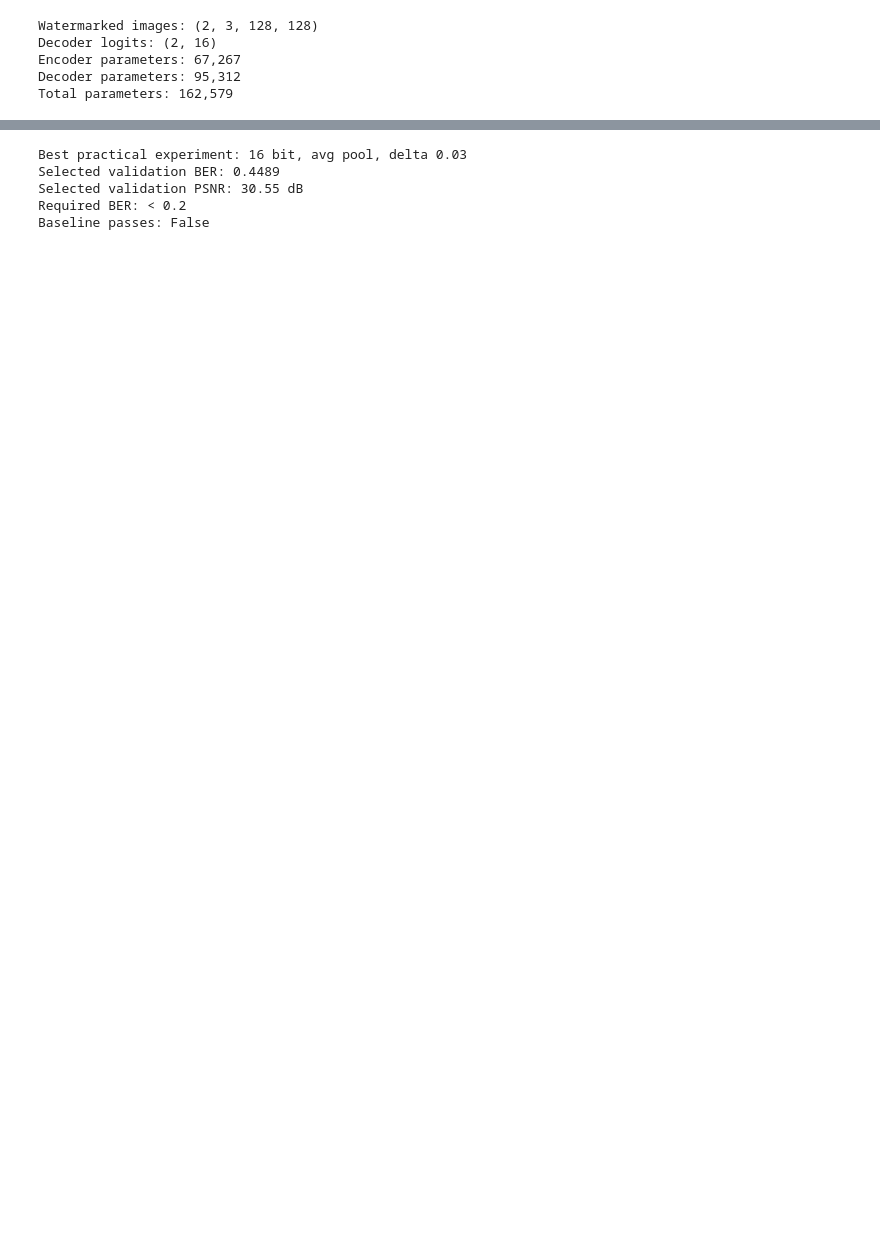
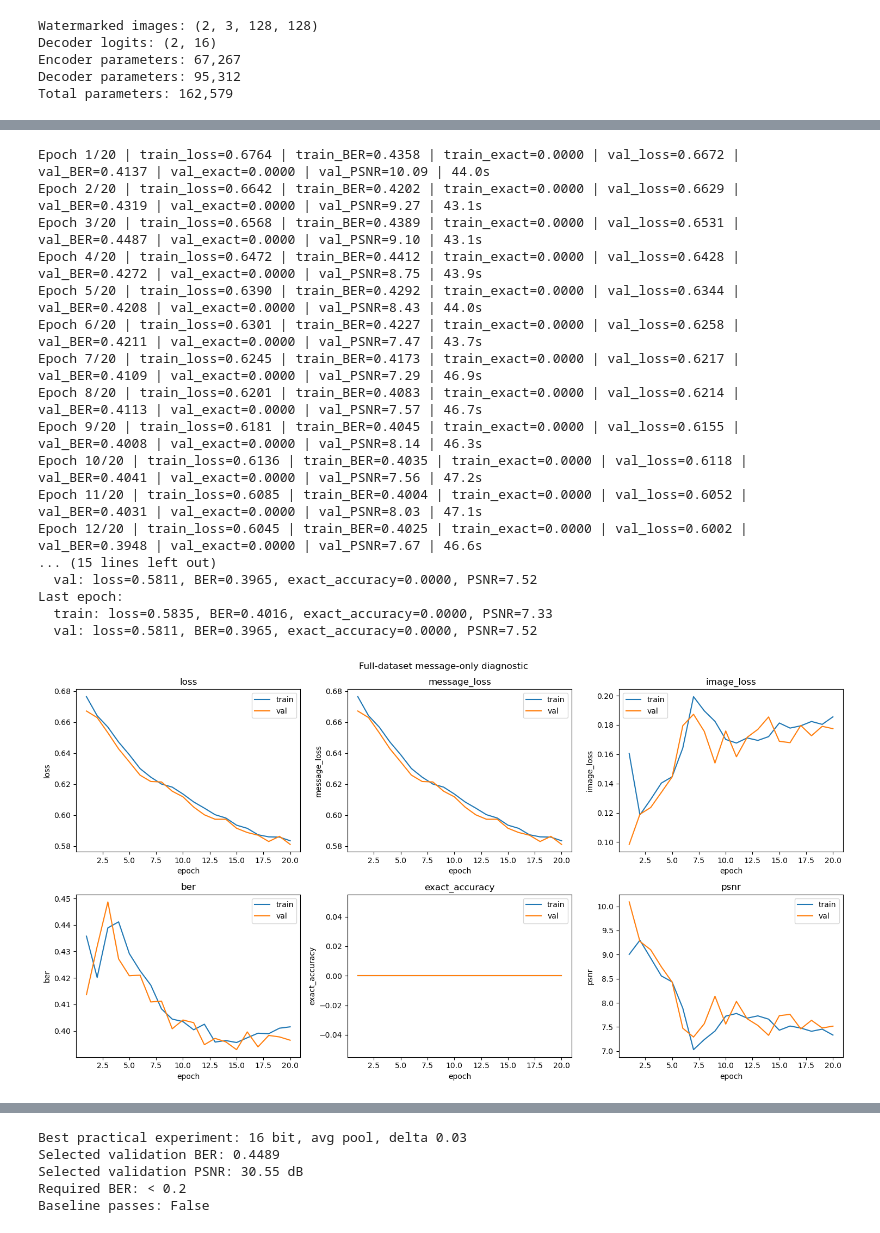
Before and after one commit to DavidT01/DeepImageWatermarking, a Jupyter notebook: notebooks/02_simple_architecture_baseline.ipynb, the cells around one changed output, grey strips where cells are left out. Drawn from its saved outputs; the diff is of its cells as text; code cells hidden in the pictures; blank space fills up the shorter version.

```diff
--- a/notebooks/02_simple_architecture_baseline.ipynb
+++ b/notebooks/02_simple_architecture_baseline.ipynb
@@ -317,0 +425,49 @@ baseline_results.round(4)
+# %%
+full_config = TrainConfig(
+    experiment_name="full-message-only",
+    epochs=20,
+    batch_size=32,
+    message_length=32,
+    encoder_channels=(64, 64, 32),
+    decoder_channels=(32, 64, 128),
+    learning_rate=1e-3,
+    image_loss_weight=0.0,
+    device="cuda",
+    checkpoint_dir="../results/checkpoints",
+    log_path="../results/logs/full-message-only.csv",
+    attack_configs=None,
+    print_every=1,
+)
+
+clear_training_log(full_config.log_path)
+
+full_encoder, full_decoder, full_history = run_training(
+    data_dir=DATA_DIR,
+    splits_file=SPLITS_FILE,
+    config=full_config,
+    num_workers=4,
+)
+
+full_df = analyze_run(
+    full_config.log_path,
+    name="Full-dataset message-only diagnostic",
+)
+# %% [output]
+Epoch 1/20 | train_loss=0.6764 | train_BER=0.4358 | train_exact=0.0000 | val_loss=0.6672 | val_BER=0.4137 | val_exact=0.0000 | val_PSNR=10.09 | 44.0s
+Epoch 2/20 | train_loss=0.6642 | train_BER=0.4202 | train_exact=0.0000 | val_loss=0.6629 | val_BER=0.4319 | val_exact=0.0000 | val_PSNR=9.27 | 43.1s
+Epoch 3/20 | train_loss=0.6568 | train_BER=0.4389 | train_exact=0.0000 | val_loss=0.6531 | val_BER=0.4487 | val_exact=0.0000 | val_PSNR=9.10 | 43.1s
+Epoch 4/20 | train_loss=0.6472 | train_BER=0.4412 | train_exact=0.0000 | val_loss=0.6428 | val_BER=0.4272 | val_exact=0.0000 | val_PSNR=8.75 | 43.9s
+Epoch 5/20 | train_loss=0.6390 | train_BER=0.4292 | train_exact=0.0000 | val_loss=0.6344 | val_BER=0.4208 | val_exact=0.0000 | val_PSNR=8.43 | 44.0s
+Epoch 6/20 | train_loss=0.6301 | train_BER=0.4227 | train_exact=0.0000 | val_loss=0.6258 | val_BER=0.4211 | val_exact=0.0000 | val_PSNR=7.47 | 43.7s
+Epoch 7/20 | train_loss=0.6245 | train_BER=0.4173 | train_exact=0.0000 | val_loss=0.6217 | val_BER=0.4109 | val_exact=0.0000 | val_PSNR=7.29 | 46.9s
+Epoch 8/20 | train_loss=0.6201 | train_BER=0.4083 | train_exact=0.0000 | val_loss=0.6214 | val_BER=0.4113 | val_exact=0.0000 | val_PSNR=7.57 | 46.7s
+Epoch 9/20 | train_loss=0.6181 | train_BER=0.4045 | train_exact=0.0000 | val_loss=0.6155 | val_BER=0.4008 | val_exact=0.0000 | val_PSNR=8.14 | 46.3s
+Epoch 10/20 | train_loss=0.6136 | train_BER=0.4035 | train_exact=0.0000 | val_loss=0.6118 | val_BER=0.4041 | val_exact=0.0000 | val_PSNR=7.56 | 47.2s
+Epoch 11/20 | train_loss=0.6085 | train_BER=0.4004 | train_exact=0.0000 | val_loss=0.6052 | val_BER=0.4031 | val_exact=0.0000 | val_PSNR=8.03 | 47.1s
+Epoch 12/20 | train_loss=0.6045 | train_BER=0.4025 | train_exact=0.0000 | val_loss=0.6002 | val_BER=0.3948 | val_exact=0.0000 | val_PSNR=7.67 | 46.6s
+... (15 lines left out)
+  val: loss=0.5811, BER=0.3965, exact_accuracy=0.0000, PSNR=7.52
+Last epoch:
+  train: loss=0.5835, BER=0.4016, exact_accuracy=0.0000, PSNR=7.33
+  val: loss=0.5811, BER=0.3965, exact_accuracy=0.0000, PSNR=7.52
+[figure, added]
```
Also changed, not shown: parts of 55 cells of this notebook.
